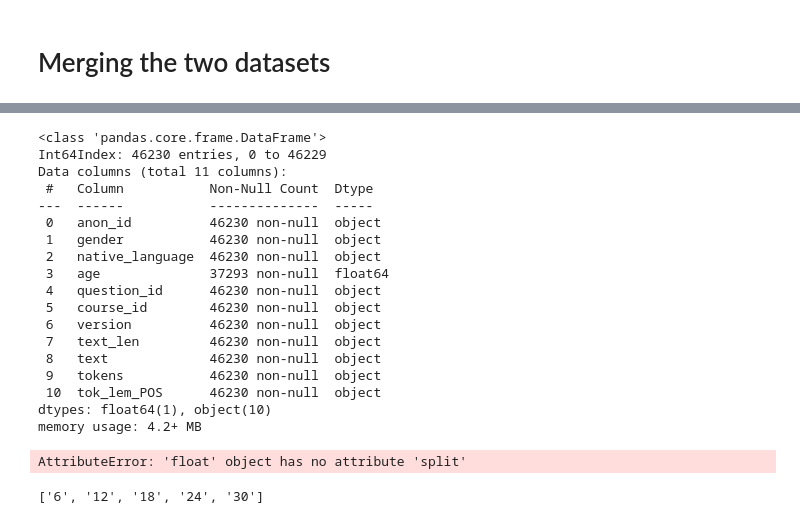
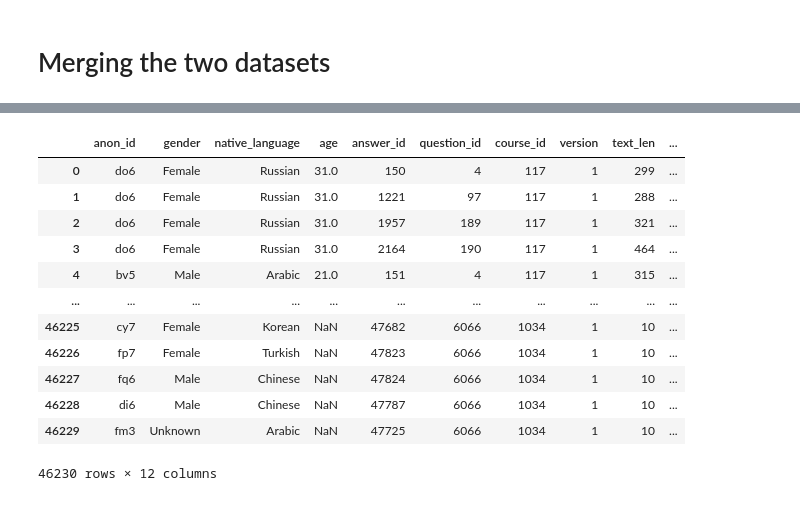
Before and after one commit to mencer456/LRDC-Research, a Jupyter notebook: Entire-dataset-data-analysis.ipynb, the cells around one changed output, grey strips where cells are left out. Drawn from its saved outputs; the diff is of its cells as text; code cells hidden in the pictures.

```diff
--- a/Entire-dataset-data-analysis.ipynb
+++ b/Entire-dataset-data-analysis.ipynb
@@ -159,2 +155,2 @@ final_metric.head()
 # %%
-student_ans=student_merge.merge(answer,on='anon_id')
+student_ans=student_merge.merge(answer,on='anon_id').astype({'course_id':'int64'})
@@ -181,2 +158,0 @@ ValueError: You are trying to merge on object and int64 columns. If you wish to
-# %%
-stu_ans_crs=pd.concat([student_ans,course])
@@ -198,37 +159,16 @@ memory usage: 41.8+ KB
-# %%
-student_ans.info()
-# %% [output]
-<class 'pandas.core.frame.DataFrame'>
-Int64Index: 46230 entries, 0 to 46229
-Data columns (total 11 columns):
- #   Column           Non-Null Count  Dtype
----  ------           --------------  -----
- 0   anon_id          46230 non-null  object
- 1   gender           46230 non-null  object
- 2   native_language  46230 non-null  object
- 3   age              37293 non-null  float64
- 4   question_id      46230 non-null  object
- 5   course_id        46230 non-null  object
- 6   version          46230 non-null  object
- 7   text_len         46230 non-null  object
- 8   text             46230 non-null  object
- 9   tokens           46230 non-null  object
- 10  tok_lem_POS      46230 non-null  object
-dtypes: float64(1), object(10)
-memory usage: 4.2+ MB
-# %%
-course_ids={}
-count=0
-for i in student.anon_id:
-    key=student.at[count,'anon_id']
-    val=student.at[count,'course_history'].split(';')
-    course_ids.update({key:val})
-    count=count+1
-course_ids
-# %% [output]
-AttributeError: 'float' object has no attribute 'split'
-# %%
-course_id=student.at[0,'course_history'].split(';')
-course_id
-# %% [output]
-['6', '12', '18', '24', '30']
+# %%
+stu_ans_crs
+# %% [output]
+|  | anon_id | gender | native_language | age | answer_id | question_id | course_id | version | text_len | ... |
+| 0 | do6 | Female | Russian | 31.0 | 150 | 4 | 117 | 1 | 299 | ... |
+| 1 | do6 | Female | Russian | 31.0 | 1221 | 97 | 117 | 1 | 288 | ... |
+| 2 | do6 | Female | Russian | 31.0 | 1957 | 189 | 117 | 1 | 321 | ... |
+| 3 | do6 | Female | Russian | 31.0 | 2164 | 190 | 117 | 1 | 464 | ... |
+| 4 | bv5 | Male | Arabic | 21.0 | 151 | 4 | 117 | 1 | 315 | ... |
+| ... | ... | ... | ... | ... | ... | ... | ... | ... | ... | ... |
+| 46225 | cy7 | Female | Korean | NaN | 47682 | 6066 | 1034 | 1 | 10 | ... |
+| 46226 | fp7 | Female | Turkish | NaN | 47823 | 6066 | 1034 | 1 | 10 | ... |
+| 46227 | fq6 | Male | Chinese | NaN | 47824 | 6066 | 1034 | 1 | 10 | ... |
+| 46228 | di6 | Male | Chinese | NaN | 47787 | 6066 | 1034 | 1 | 10 | ... |
+| 46229 | fm3 | Unknown | Arabic | NaN | 47725 | 6066 | 1034 | 1 | 10 | ... |
+46230 rows × 12 columns
```
Also changed, not shown: parts of 16 cells of this notebook.
